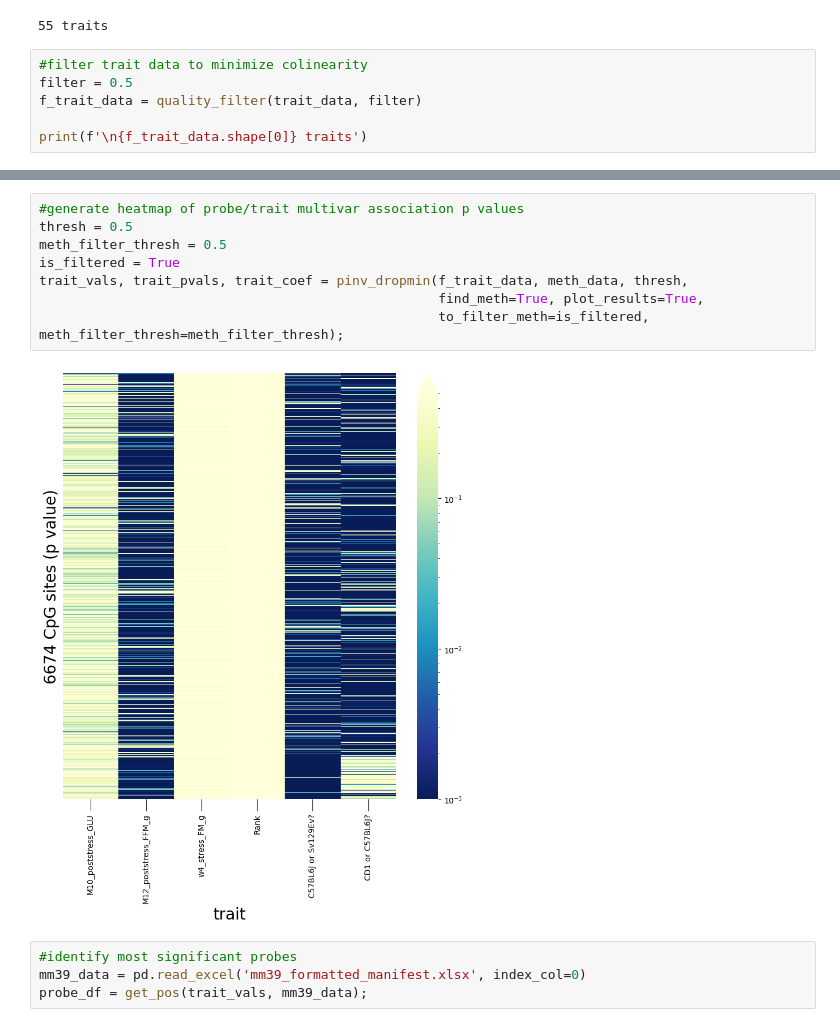
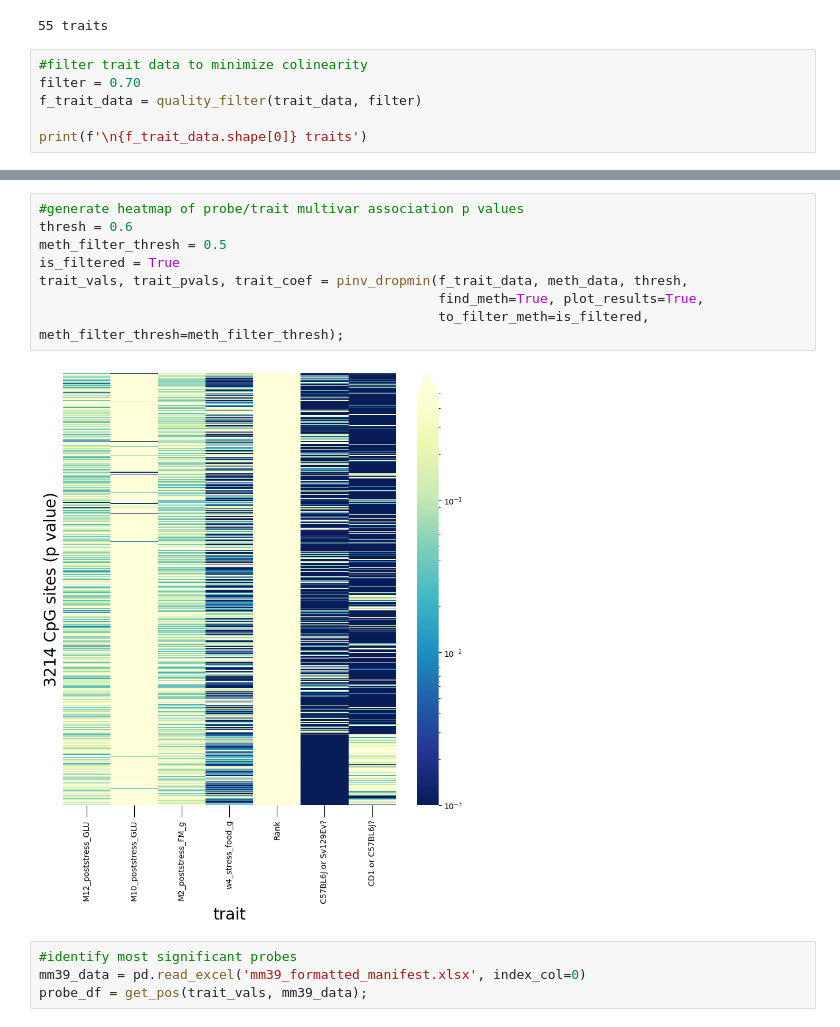
Before and after one commit to SamAndTheSun/pellegrini_temp, a Jupyter notebook: pseudoinverse_model.ipynb, the cells around one changed output, grey strips where cells are left out. Drawn from its saved outputs; the diff is of its cells as text.

```diff
--- a/pseudoinverse_model.ipynb
+++ b/pseudoinverse_model.ipynb
@@ -43,7 +43,7 @@ print(f'{trait_data.shape[0]} traits')
 55 traits
 # %%
 #filter trait data to minimize colinearity
-filter = 0.5
+filter = 0.70
 f_trait_data = quality_filter(trait_data, filter)
 
 print(f'\n{f_trait_data.shape[0]} traits')
@@ -77,13 +77,13 @@ pinv_dropmin(f_trait_data, meth_data, thresh,
 # %%
 #generate heatmap of probe/trait multivar association p values
-thresh = 0.5
+thresh = 0.6
 meth_filter_thresh = 0.5
 is_filtered = True
 trait_vals, trait_pvals, trait_coef = pinv_dropmin(f_trait_data, meth_data, thresh,
                                                    find_meth=True, plot_results=True,
                                                    to_filter_meth=is_filtered, meth_filter_thresh=meth_filter_thresh);
 # %% [output]
-[figure, old version]
+[figure, new version]
 # %%
 #identify most significant probes
 mm39_data = pd.read_excel('mm39_formatted_manifest.xlsx', index_col=0)
```
Also changed, not shown: parts of 5 cells of this notebook, 2 other files.
